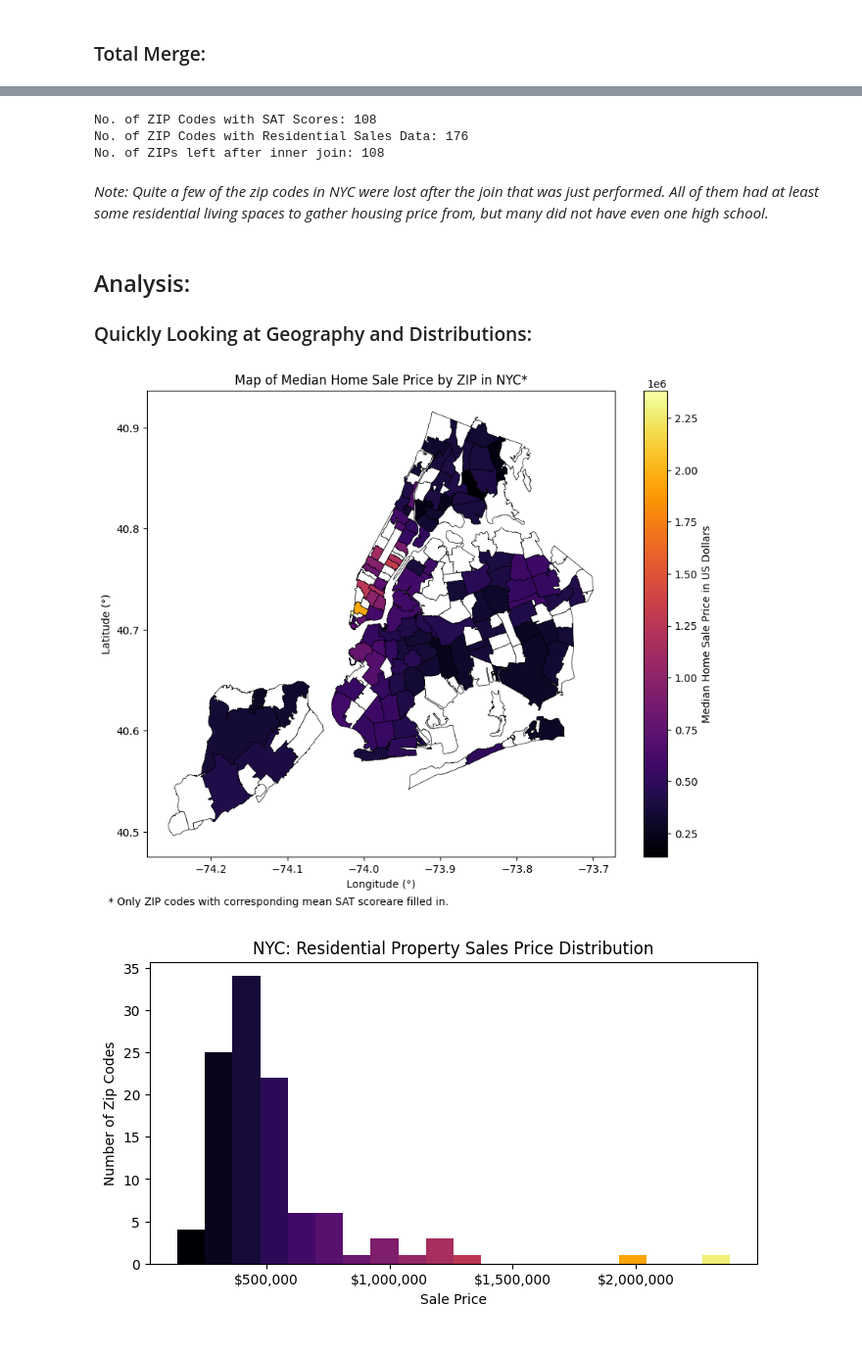
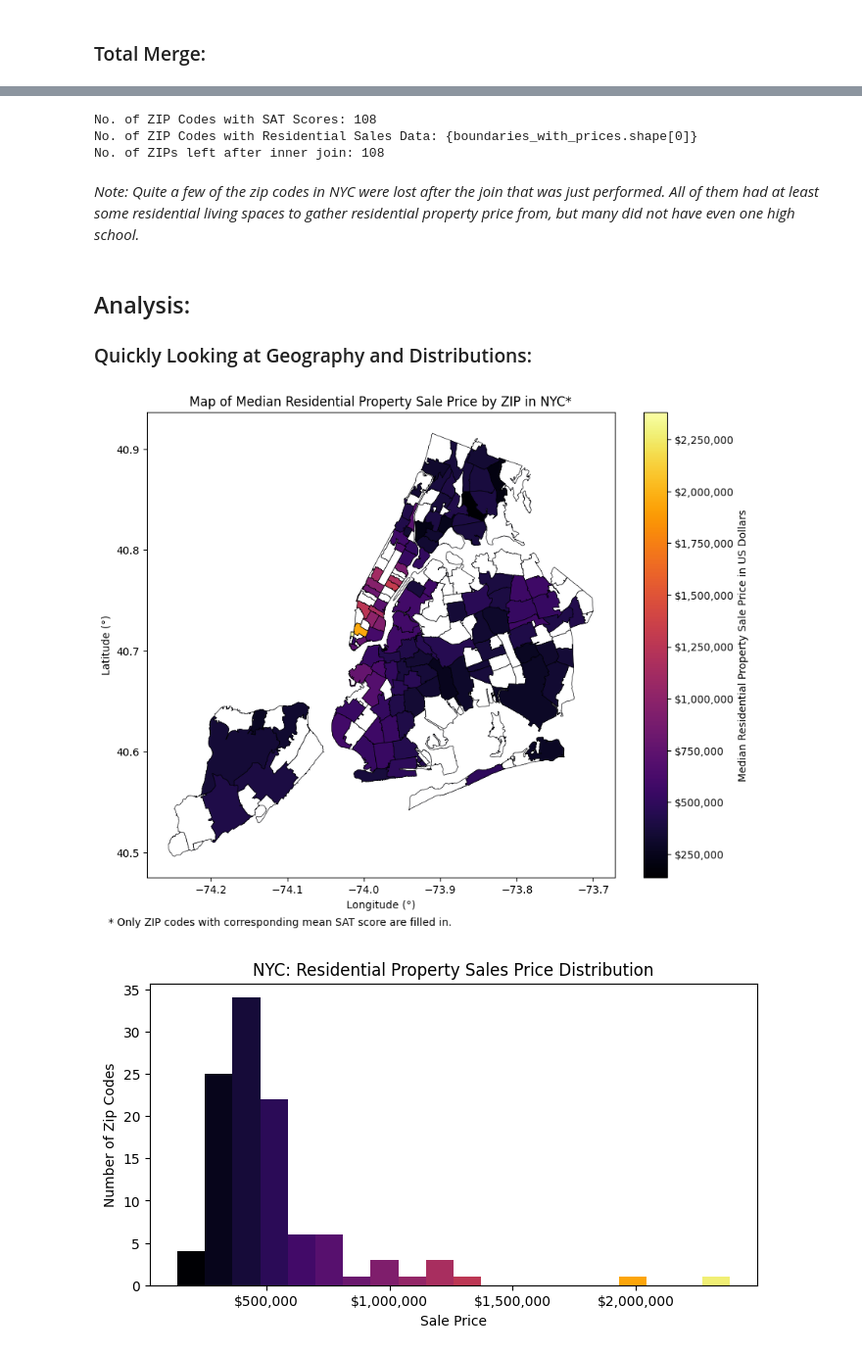
Before and after one commit to johnmays/wealth-and-SAT-NYC, a Jupyter notebook: notebooks/investigation.ipynb, the cells around one changed output, grey strips where cells are left out. Shown: that part at 98% size. Drawn from its saved outputs; the diff is of its cells as text; code cells hidden in the pictures.

```diff
--- a/notebooks/investigation.ipynb
+++ b/notebooks/investigation.ipynb
@@ -96,5 +97,6 @@ zip_boundaries['ZIP CODE'] = zip_boundaries['ZIP CODE'].astype('int64')
 # %%
 # Joing: adding ZIP code to SAT DataFrame by the DBN:
 # note: DBN (district borough number) is a unique ID for schools in NYC
-SAT_with_ZIP = SAT_scores.join(high_schools.set_index('DBN'), on='DBN', how='inner')
+SAT_with_ZIP = SAT_scores.join(high_schools.set_index('DBN'), on='DBN',
+                               how='inner')
 # %% [markdown]
@@ -136,5 +138,6 @@ Name: SAT Score Mean, dtype: float64
 # %%
-boundaries_with_prices = zip_boundaries.set_index('ZIP CODE').join(median_prices, on='ZIP CODE', how='inner')
+boundaries_with_prices = zip_boundaries.set_index('ZIP CODE').join(
+    median_prices, on='ZIP CODE', how='inner')
 # %%
 boundaries_with_prices.head()
 # %% [output]
@@ -163,13 +167,14 @@ total_df.head()
 # %%
 print(f'No. of ZIP Codes with SAT Scores: {SAT_with_ZIP.shape[0]}')
-print(f'No. of ZIP Codes with Residential Sales Data: {boundaries_with_prices.shape[0]}')
+print(f'No. of ZIP Codes with Residential Sales Data: '
+      '{boundaries_with_prices.shape[0]}')
 print(f'No. of ZIPs left after inner join: {total_df.shape[0]}')
 # %% [output]
 No. of ZIP Codes with SAT Scores: 108
-No. of ZIP Codes with Residential Sales Data: 176
+No. of ZIP Codes with Residential Sales Data: {boundaries_with_prices.shape[0]}
 No. of ZIPs left after inner join: 108
 # %% [markdown]
-_Note: Quite a few of the zip codes in NYC were lost after the join that was just performed.  All of them had at least some residential living spaces to gather housing price from, but many did not have even one high school._
+_Note: Quite a few of the zip codes in NYC were lost after the join that was just performed.  All of them had at least some residential living spaces to gather residential property price from, but many did not have even one high school._
 # %% [markdown]
 ## Analysis:
 ### Quickly Looking at Geography and Distributions:
@@ -178,24 +183,25 @@ inferno = plt.cm.inferno # a universal colormap
 # %%
 fig, ax = plt.subplots(1, figsize=(10, 8))
 line_width = 0.5
 zip_boundaries.plot(edgecolor=inferno(0), color='white', linewidth=line_width,
                     ax=ax),
 total_df.plot(column='SALE PRICE', cmap=inferno,ax=ax,
               edgecolor=inferno(0), linewidth=line_width)
 plt.colorbar(
     plt.cm.ScalarMappable(
         cmap=inferno, norm=plt.Normalize(
             vmin=total_df['SALE PRICE'].min(),
-            vmax=total_df['SALE PRICE'].max())), ax=ax, label="Median Home "
-            "Sale Price in US Dollars")
+            vmax=total_df['SALE PRICE'].max())),
+    ax=ax, label="Median Residential Property Sale Price in US Dollars",
+    format=mpl.ticker.StrMethodFormatter('${x:,.0f}'))
 plt.xlabel('Longitude (°)')
 plt.ylabel('Latitude (°)')
-plt.title('Map of Median Home Sale Price by ZIP in NYC*')
-plt.figtext(0.075, 0.03, "* Only ZIP codes with corresponding mean SAT score"
+plt.title('Map of Median Residential Property Sale Price by ZIP in NYC*')
+plt.figtext(0.075, 0.03, "* Only ZIP codes with corresponding mean SAT score "
             "are filled in.", ha="left", fontsize=10)
 plt.show();
 # %% [output]
-[figure, old version]
+[figure, new version]
 # %%
 fig, ax = plt.subplots(1, figsize=(8, 4))
 ax.xaxis.set_major_formatter(mpl.ticker.StrMethodFormatter('${x:,.0f}'))
```
Also changed, not shown: parts of 15 cells of this notebook, 3 other files.
